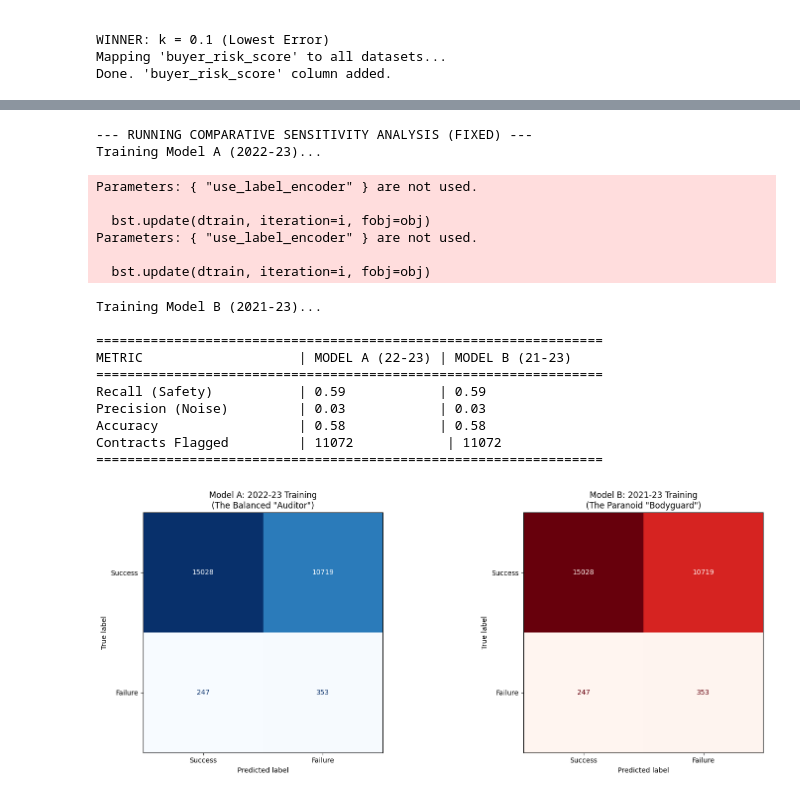
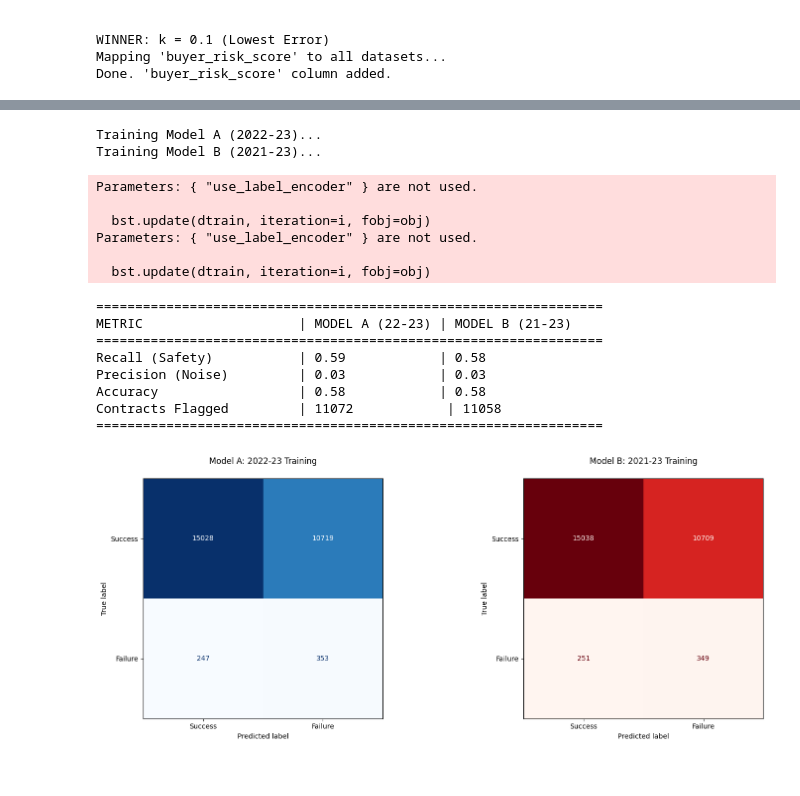
Before and after one commit to jiyanarikan/Ark-Risk-Lab, a Jupyter notebook: Ark_Analysis.ipynb, the cells around one changed output, grey strips where cells are left out. Cells and saved outputs as stored; diff of their text form; code cells hidden in the pictures.

```diff
--- a/Ark_Analysis.ipynb
+++ b/Ark_Analysis.ipynb
@@ -66,5 +62,5 @@ print("Cleaning Engine loaded.")
 Cleaning Engine loaded.
 # %%
 # 1. Load the raw files
-#raw_21 = pd.read_excel("UK2021Risk.J.xlsx")
+raw_21 = pd.read_excel("UK2021Risk.J.xlsx")
 # %%
@@ -75,8 +70,8 @@ raw_23 = pd.read_excel("UK2023Risk.J.xlsx")
 # %%
 raw_24 = pd.read_excel("UK2024Risk.J.xlsx")
 # %%
-# 2. Apply the Cleaning Engine
-#df_21 = clean_arkadian_data(raw_21, "2021")
+# 2 - Apply the cleaning thing
+df_21 = clean_arkadian_data(raw_21, "2021")
 df_22 = clean_arkadian_data(raw_22, "2022")
 df_23 = clean_arkadian_data(raw_23, "2023")
 df_24 = clean_arkadian_data(raw_24, "2024")
@@ -412,21 +407,15 @@ Parameters: { "use_label_encoder" } are not used.
 # %%
-import matplotlib.pyplot as plt
-import seaborn as sns
-from sklearn.metrics import classification_report, confusion_matrix, ConfusionMatrixDisplay, recall_score, precision_score, accuracy_score
-
-print("--- RUNNING COMPARATIVE SENSITIVITY ANALYSIS (FIXED) ---")
-
-# --- CONFIGURATION 1: THE "AUDITOR" (Standard / Clean) ---
-# 1. Combine the Raw Data first
+# -- CONFIG 1: (Standard / Clean) --
+# 1 - Combining the raw data first
 raw_clean = pd.concat([df_22, df_23], ignore_index=True)
 
-# 2. Extract Target (y) BEFORE filtering features
+# 2 - Extract target (y) BEFORE filtering features
 y_train_clean = raw_clean['Risk_Label']
 
-# 3. Extract Features (X)
+# 3 - Extract Features (X).
 X_train_clean = raw_clean.reindex(columns=features, fill_value=0).fillna(0)
 
-# 4. Train
+# 4 - Train
 print("Training Model A (2022-23)...")
 model_clean = xgb.XGBClassifier(
     objective='binary:logistic',
@@ -441,11 +430,11 @@ model_clean.fit(X_train_clean, y_train_clean)
 y_pred_clean = model_clean.predict(X_test)
 
 
-# --- CONFIGURATION 2: THE "BODYGUARD" (Robust / Noisy) ---
-# 1. Combine the Raw Data first (Including 2021)
-raw_noisy = pd.concat([df_22, df_23], ignore_index=True)
+# -- CONFIG 2: (Noisy) --
+# 1. Combine the Raw Data first (Including 2021).
+raw_noisy = pd.concat([df_21, df_22, df_23], ignore_index=True)
 
-# 2. Extract Target (y) BEFORE filtering features
+# 2. Extract target (y) BEFORE filtering features
 y_train_noisy = raw_noisy['Risk_Label']
 
 # 3. Extract Features (X)
@@ -466,7 +455,7 @@ model_noisy.fit(X_train_noisy, y_train_noisy)
 y_pred_noisy = model_noisy.predict(X_test)
 
 
-# --- STEP 3: THE SIDE-BY-SIDE TABLE ---
+# -- STEP 3: THE SIDE BY SIDE TABLE --
 print("\n" + "="*65)
 print(f"{'METRIC':<25} | {'MODEL A (22-23)':<15} | {'MODEL B (21-23)':<15}")
 print("="*65)
@@ -476,43 +465,41 @@ print(f"{'Accuracy':<25} | {accuracy_score(y_test, y_pred_clean):.2f}{'':<11} |
 print(f"{'Contracts Flagged':<25} | {sum(y_pred_clean)}{'':<11} | {sum(y_pred_noisy)}")
 print("="*65)
 
-# --- STEP 4: VISUAL COMPARISON (CONFUSION MATRICES) ---
+# -- STEP 4: Comparing confusion matrices --
 fig, axes = plt.subplots(1, 2, figsize=(16, 6))
 
 # Plot Model A (Clean)
 cm_clean = confusion_matrix(y_test, y_pred_clean)
 disp_clean = ConfusionMatrixDisplay(confusion_matrix=cm_clean, display_labels=['Success', 'Failure'])
 disp_clean.plot(cmap='Blues', ax=axes[0], values_format='d', colorbar=False)
-axes[0].set_title('Model A: 2022-23 Training\n(The Balanced "Auditor")')
+axes[0].set_title('Model A: 2022-23 Training\n')
 
 # Plot Model B (Noisy)
 cm_noisy = confusion_matrix(y_test, y_pred_noisy)
 disp_noisy = ConfusionMatrixDisplay(confusion_matrix=cm_noisy, display_labels=['Success', 'Failure'])
 disp_noisy.plot(cmap='Reds', ax=axes[1], values_format='d', colorbar=False)
-axes[1].set_title('Model B: 2021-23 Training\n(The Paranoid "Bodyguard")')
+axes[1].set_title('Model B: 2021-23 Training\n')
 
 plt.tight_layout()
 plt.show()
 # %% [output]
---- RUNNING COMPARATIVE SENSITIVITY ANALYSIS (FIXED) ---
 Training Model A (2022-23)...
+Training Model B (2021-23)...
 Parameters: { "use_label_encoder" } are not used.
 
   bst.update(dtrain, iteration=i, fobj=obj)
 Parameters: { "use_label_encoder" } are not used.
 
   bst.update(dtrain, iteration=i, fobj=obj)
-Training Model B (2021-23)...
-
 =================================================================
 METRIC                    | MODEL A (22-23) | MODEL B (21-23)
 =================================================================
-Recall (Safety)           | 0.59            | 0.59
+Recall (Safety)           | 0.59            | 0.58
 Precision (Noise)         | 0.03            | 0.03
 Accuracy                  | 0.58            | 0.58
-Contracts Flagged         | 11072            | 11072
+Contracts Flagged         | 11072            | 11058
 =================================================================
-[figure, old version]
+[figure, new version]
 # %%
 #print(f"2021 Data Size: {len(df_21)}")
 print(f"2022 Data Size: {len(df_22)}")
```
Also changed, not shown: parts of 9 cells of this notebook.
